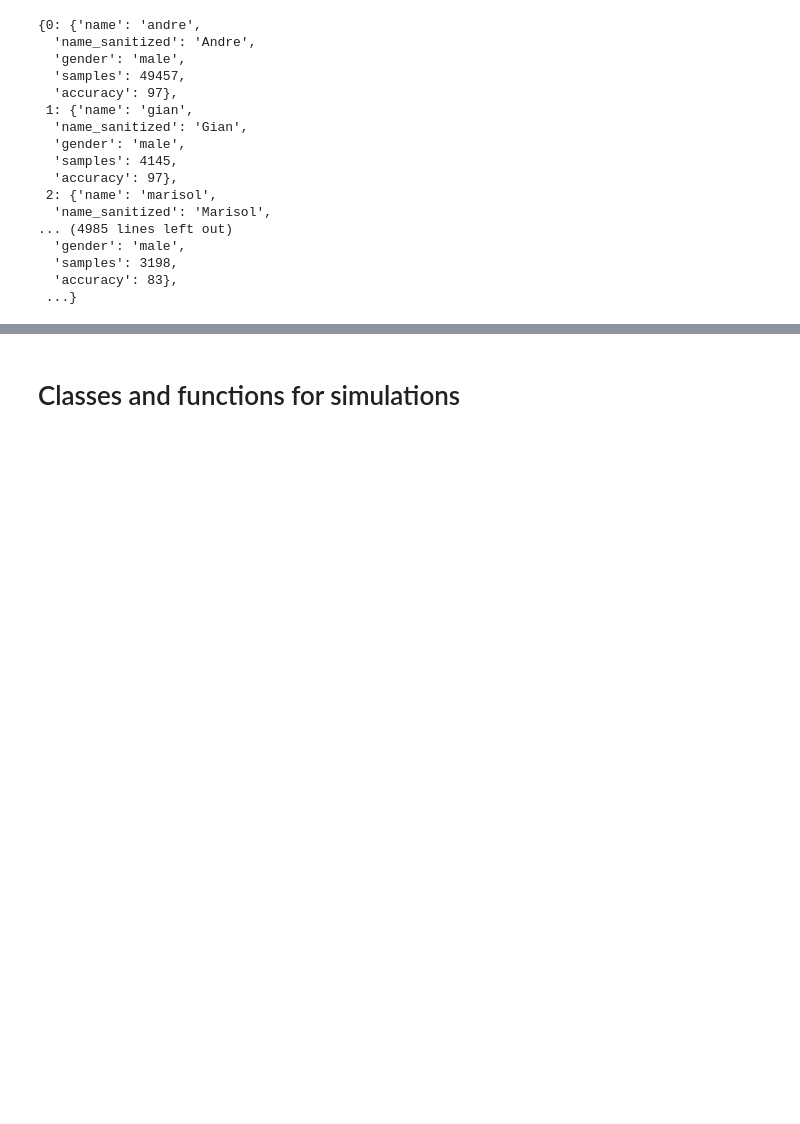
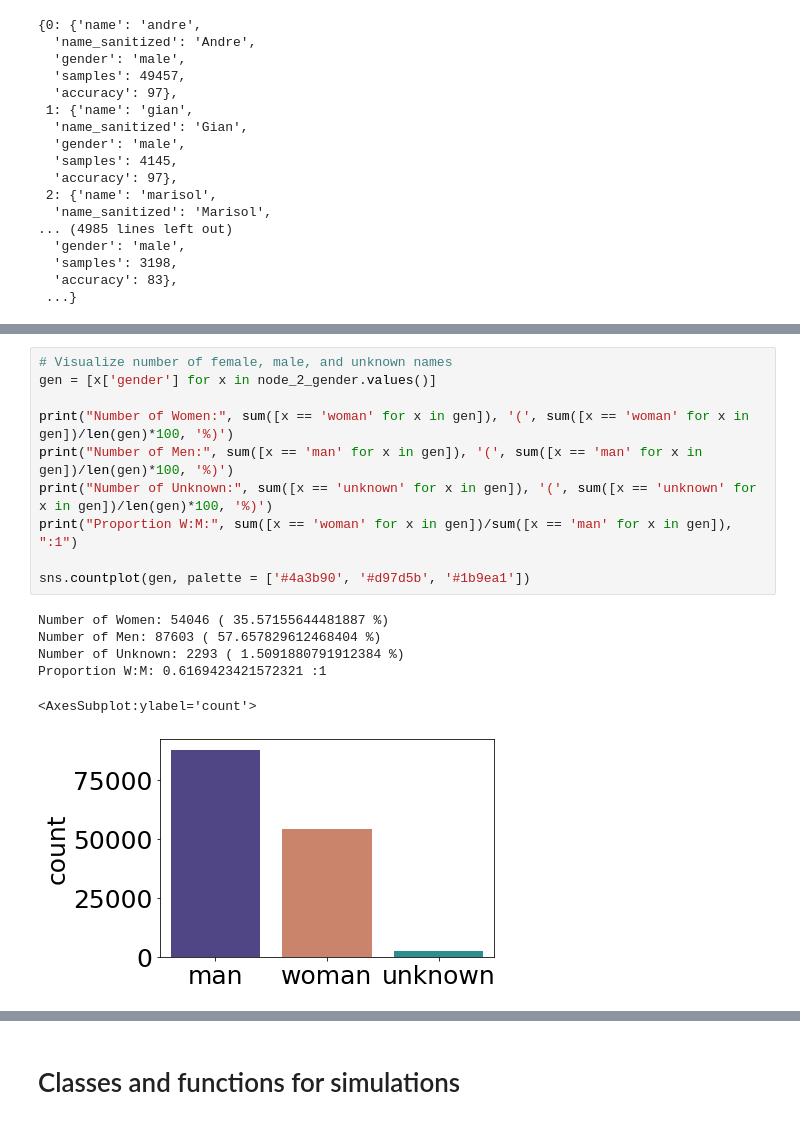
Before and after one commit to jastiso/modeling_citations, a Jupyter notebook: scripts/eda.ipynb, the cells around one changed output, grey strips where cells are left out. Cells and saved outputs as stored; diff of their text form; blank space fills up the shorter version.

```diff
--- a/scripts/eda.ipynb
+++ b/scripts/eda.ipynb
@@ -210,0 +237,17 @@ node_2_gender
+# %%
+# Visualize number of female, male, and unknown names
+gen = [x['gender'] for x in node_2_gender.values()]
+
+print("Number of Women:", sum([x == 'woman' for x in gen]), '(', sum([x == 'woman' for x in gen])/len(gen)*100, '%)')
+print("Number of Men:", sum([x == 'man' for x in gen]), '(', sum([x == 'man' for x in gen])/len(gen)*100, '%)')
+print("Number of Unknown:", sum([x == 'unknown' for x in gen]), '(', sum([x == 'unknown' for x in gen])/len(gen)*100, '%)')
+print("Proportion W:M:", sum([x == 'woman' for x in gen])/sum([x == 'man' for x in gen]), ":1")
+
+sns.countplot(gen, palette = ['#4a3b90', '#d97d5b', '#1b9ea1'])
+# %% [output]
+Number of Women: 54046 ( 35.57155644481887 %)
+Number of Men: 87603 ( 57.657829612468404 %)
+Number of Unknown: 2293 ( 1.5091880791912384 %)
+Proportion W:M: 0.6169423421572321 :1
+<AxesSubplot:ylabel='count'>
+[figure, added]
```
Also changed, not shown: parts of 8 cells of this notebook.
